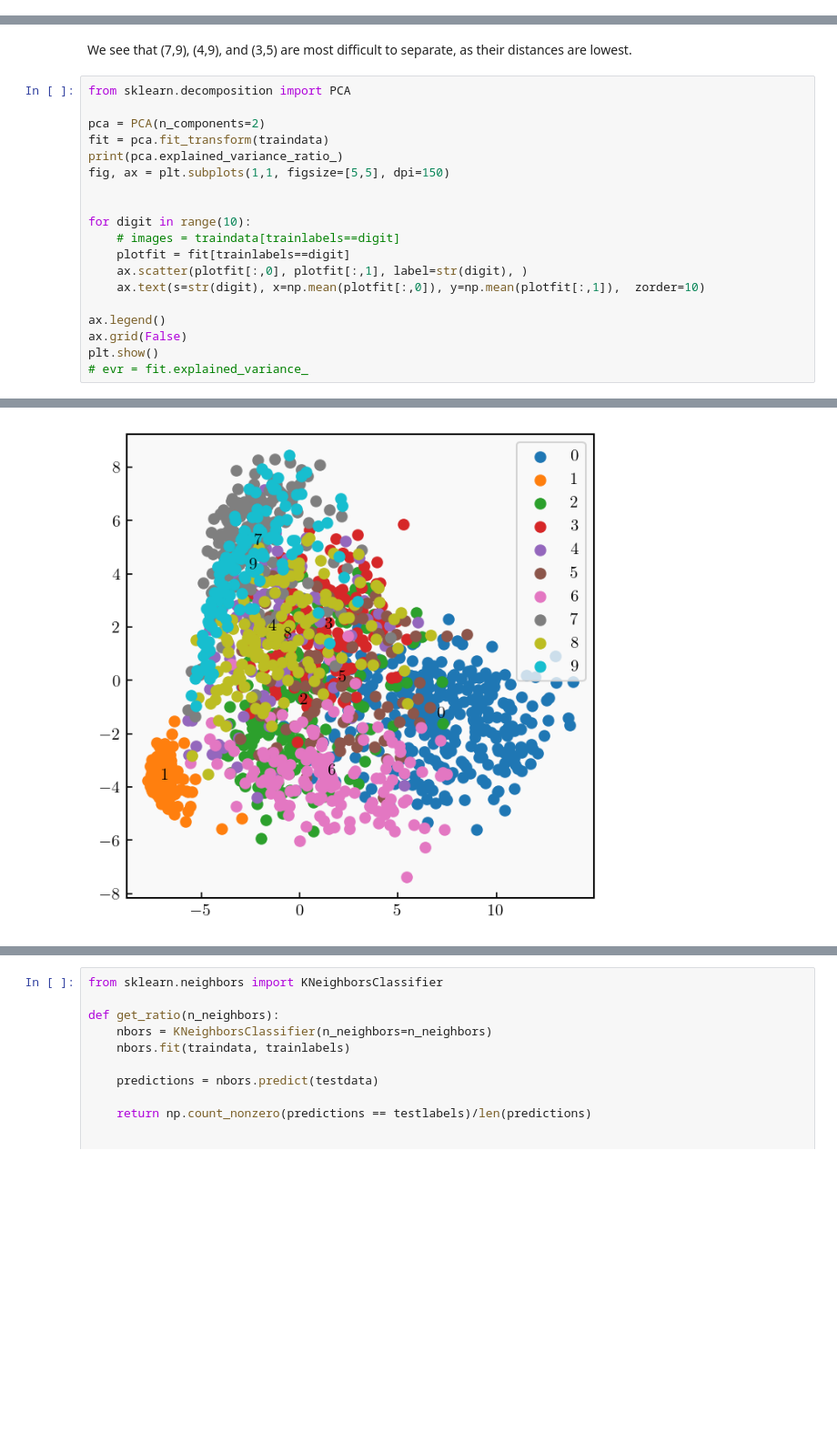
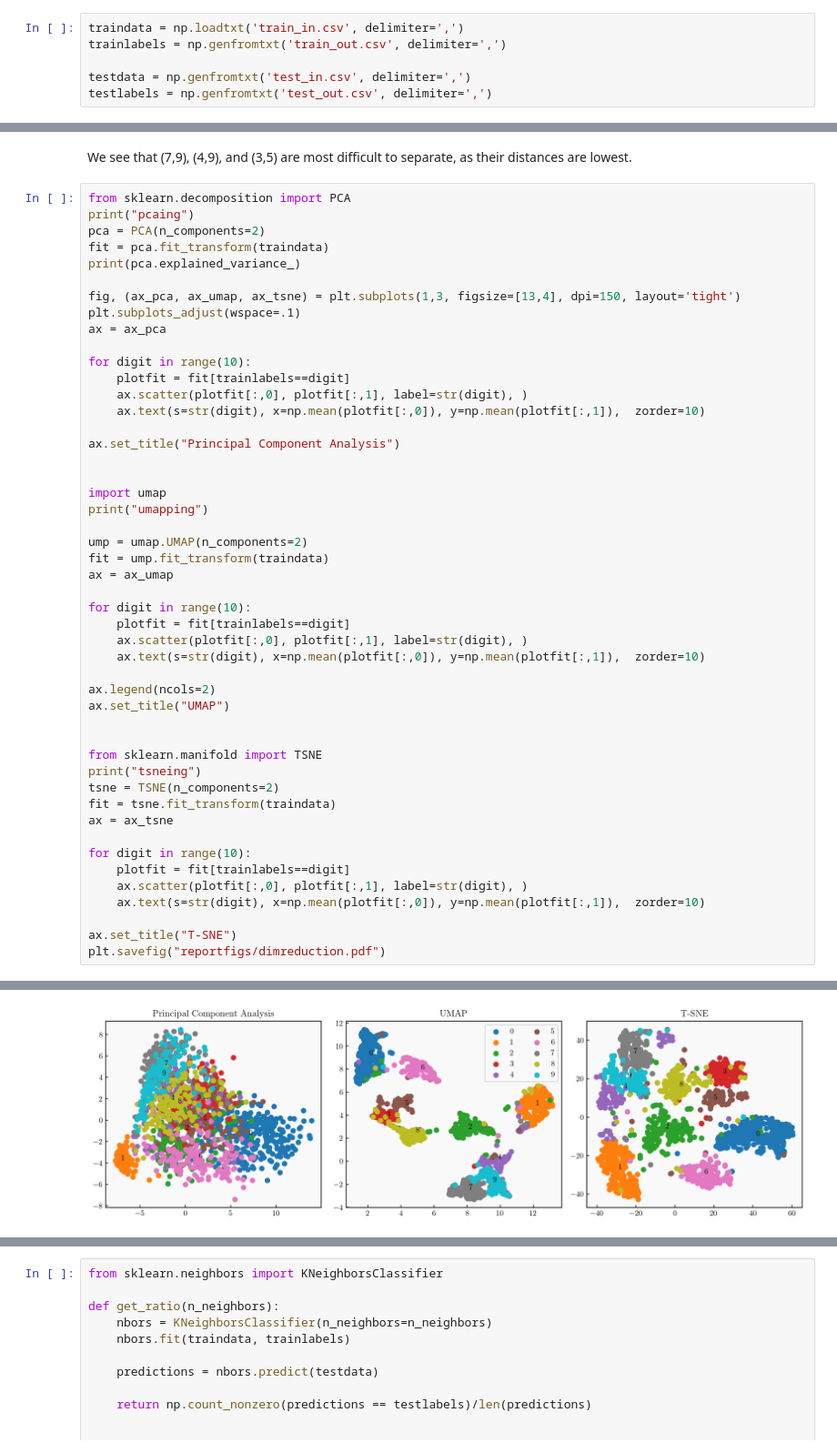
Before and after one commit to jaspermens/idl-assignments, a Jupyter notebook: A0/e1.ipynb, the cells around one changed output, grey strips where cells are left out. Shown at 91% size. Cells and saved outputs as stored; diff of their text form; blank space fills up the shorter version.

```diff
--- a/A0/e1.ipynb
+++ b/A0/e1.ipynb
@@ -10,0 +4,6 @@ with open('train_out.csv', 'r') as file:
+# %%
+traindata = np.loadtxt('train_in.csv', delimiter=',')
+trainlabels = np.genfromtxt('train_out.csv', delimiter=',')
+
+testdata = np.genfromtxt('test_in.csv', delimiter=',')
+testlabels = np.genfromtxt('test_out.csv', delimiter=',')
@@ -48,21 +72,50 @@ plt.show()
 We see that (7,9), (4,9), and (3,5) are most difficult to separate, as their distances are lowest.
 # %%
 from sklearn.decomposition import PCA
-
+print("pcaing")
 pca = PCA(n_components=2)
 fit = pca.fit_transform(traindata)
-print(pca.explained_variance_ratio_)
-fig, ax = plt.subplots(1,1, figsize=[5,5], dpi=150)
+print(pca.explained_variance_)
 
+fig, (ax_pca, ax_umap, ax_tsne) = plt.subplots(1,3, figsize=[13,4], dpi=150, layout='tight')
+plt.subplots_adjust(wspace=.1)
+ax = ax_pca
 
 for digit in range(10):
-    # images = traindata[trainlabels==digit]
     plotfit = fit[trainlabels==digit]
     ax.scatter(plotfit[:,0], plotfit[:,1], label=str(digit), )
     ax.text(s=str(digit), x=np.mean(plotfit[:,0]), y=np.mean(plotfit[:,1]),  zorder=10)
 
-ax.legend()
-ax.grid(False)
-plt.show()
-# evr = fit.explained_variance_
+ax.set_title("Principal Component Analysis")
+
+
+import umap
+print("umapping")
+
+ump = umap.UMAP(n_components=2)
+fit = ump.fit_transform(traindata)
+ax = ax_umap
+
+for digit in range(10):
+    plotfit = fit[trainlabels==digit]
+    ax.scatter(plotfit[:,0], plotfit[:,1], label=str(digit), )
+    ax.text(s=str(digit), x=np.mean(plotfit[:,0]), y=np.mean(plotfit[:,1]),  zorder=10)
+
+ax.legend(ncols=2)
+ax.set_title("UMAP")
+
+
+from sklearn.manifold import TSNE
+print("tsneing")
+tsne = TSNE(n_components=2)
+fit = tsne.fit_transform(traindata)
+ax = ax_tsne
+
+for digit in range(10):
+    plotfit = fit[trainlabels==digit]
+    ax.scatter(plotfit[:,0], plotfit[:,1], label=str(digit), )
+    ax.text(s=str(digit), x=np.mean(plotfit[:,0]), y=np.mean(plotfit[:,1]),  zorder=10)
+
+ax.set_title("T-SNE")
+plt.savefig("reportfigs/dimreduction.pdf")
 # %% [output]
@@ -70 +126 @@ plt.show()
-[figure, old version]
+[figure, new version]
```
Also changed, not shown: parts of 13 cells of this notebook, 6 other files.
